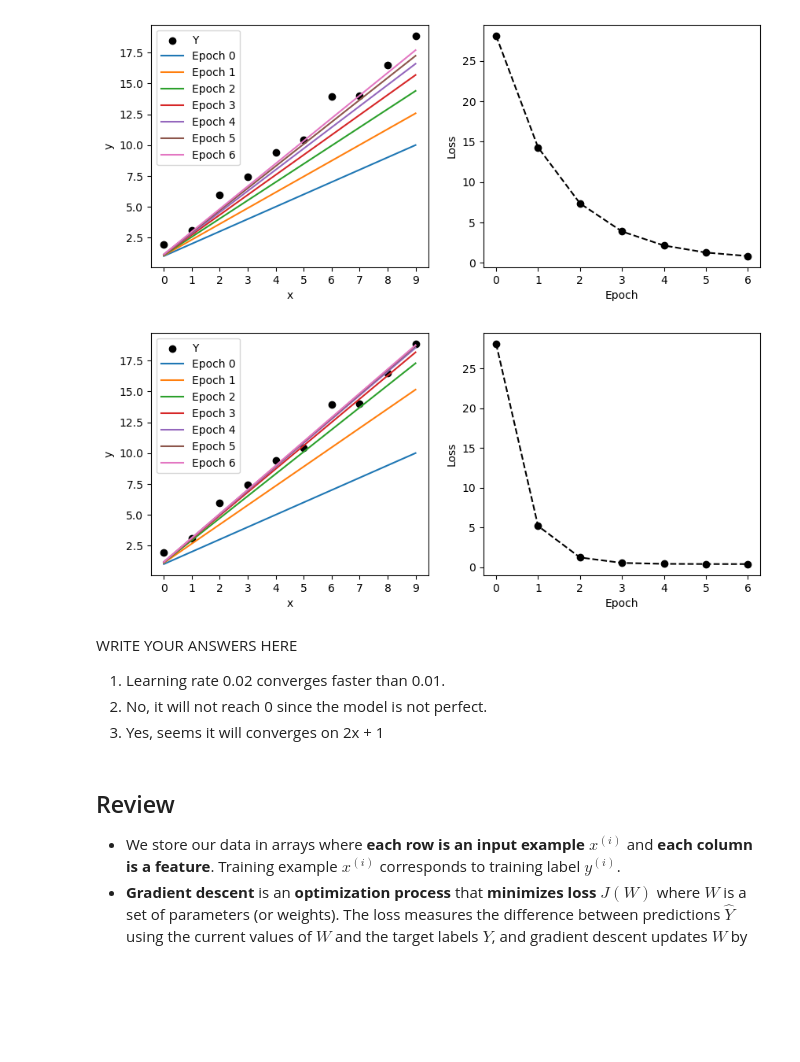
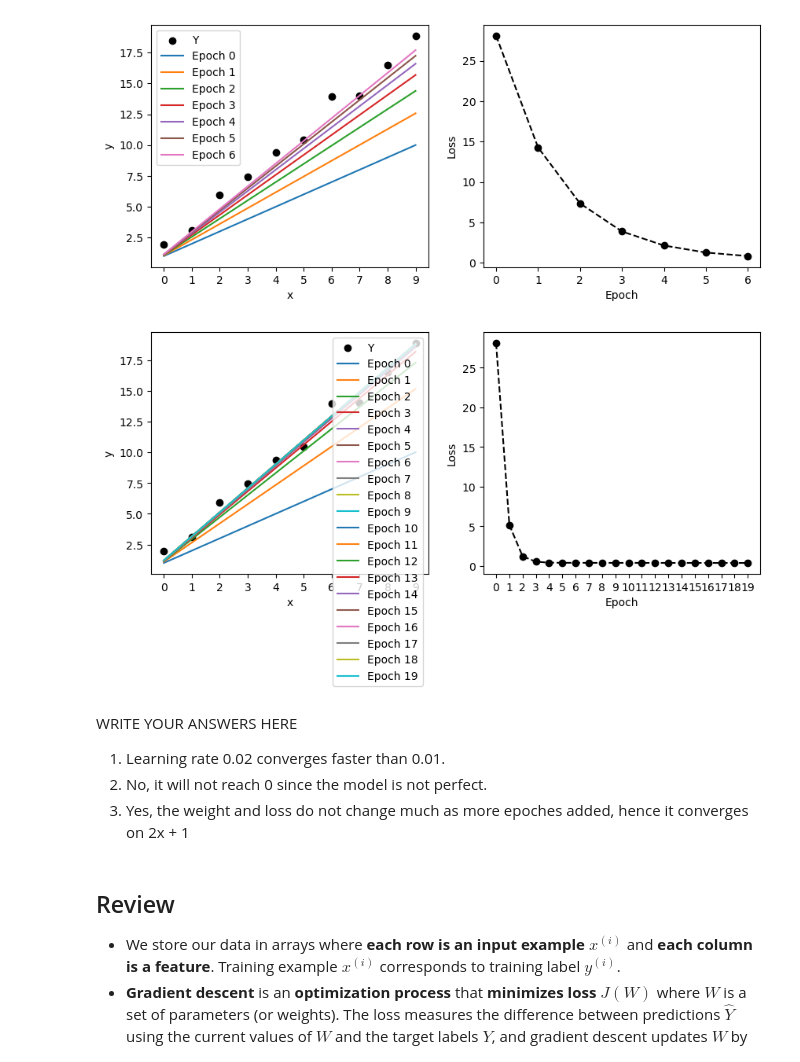
Before and after one commit to jinglange/w207_Homework, a Jupyter notebook: 02 Linear Regression.ipynb, the cells around one changed output. Cells and saved outputs as stored; diff of their text form; code cells hidden in the pictures; blank space fills up the shorter version.

```diff
--- a/02 Linear Regression.ipynb
+++ b/02 Linear Regression.ipynb
@@ -239,7 +246,7 @@ def gradient_descent(inputs, outputs, learning_rate, num_epochs):
 
     # Find the difference between the predictions and the actual target
     # values.
-    diff = (predictions - outputs)/m
+    diff = (predictions - outputs)
 
     # In standard linear regression, we want to minimize the sum of squared
     # differences. Compute the mean squared error loss. Don't bother with the
@@ -251,7 +258,7 @@ def gradient_descent(inputs, outputs, learning_rate, num_epochs):
 
     # Compute the gradient with respect to the loss.
     # [Formula (4) in the Gradient Descent Implementation] TO-DO
-    gradient = inputs.T.dot(diff)
+    gradient = inputs.T.dot(diff/m)
 
     # Update weights, scaling the gradient by the learning rate.
     W = W - learning_rate * gradient
@@ -371,16 +378,16 @@ plot_learning(X_with_1s, Y, weights, losses)
 [figure]
 # %%
 weights, losses = gradient_descent(X_with_1s, Y, learning_rate=.02,
-                                   num_epochs=7)
+                                   num_epochs=20)
 plot_learning(X_with_1s, Y, weights, losses)
 # %% [output]
-[figure, old version]
+[figure, new version]
 # %% [markdown]
 WRITE YOUR ANSWERS HERE
 
 1. Learning rate 0.02 converges faster than 0.01.
 2. No, it will not reach 0 since the model is not perfect.
-3. Yes, seems it will converges on 2x + 1
+3. Yes, the weight and loss do not change much as more epoches added, hence it converges on 2x + 1
 # %% [markdown]
 ## Review
 * We store our data in arrays where **each row is an input example** $x^{(i)}$ and **each column is a feature**. Training example $x^{(i)}$ corresponds to training label $y^{(i)}$.
```
Also changed, not shown: parts of 1 cell of this notebook.
